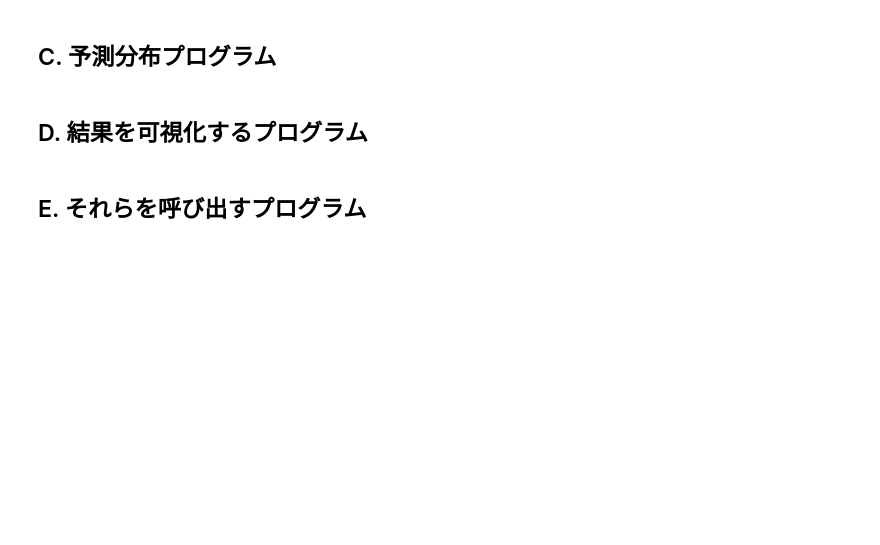
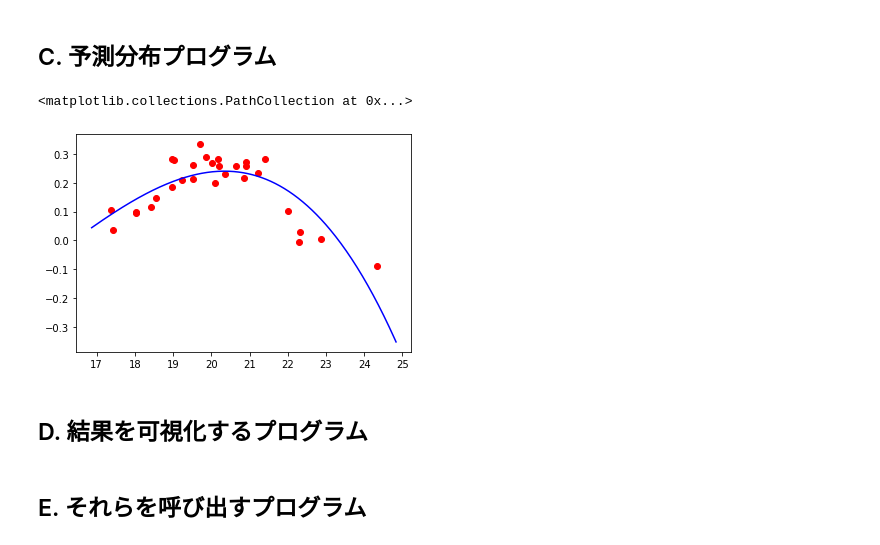
Before and after one commit to rrrrind/Baysian-Linear-Regression, a Jupyter notebook: workspace/temp.ipynb, the cells around one changed output. Drawn from its saved outputs; the diff is of its cells as text; code cells hidden in the pictures; blank space fills up the shorter version.

```diff
--- a/workspace/temp.ipynb
+++ b/workspace/temp.ipynb
@@ -89,0 +46,4 @@ def update_weight_params(n):
+# %%
+from weight import MultivariateNormalDistribution as mnd
+
+w_mnd = mnd(4)
@@ -90,2 +64,5 @@ def update_weight_params(n):
+# %%
+for i in range(30):
+    w_mnd.update_params(x[i], y[i], 1)
 # %% [markdown]
 ## C. 予測分布プログラム
@@ -109,0 +69,4 @@ def get_y_hat_sigma():
+# %%
+from model import NormalDistribution as nd
+
+m_nd = nd(w_mnd)
@@ -110,2 +75,8 @@ def get_y_hat_sigma():
+# %%
+plt.plot(od.x_range, m_nd.posterior_mean, color='b')
+plt.scatter(x, y, color='r')
+# %% [output]
+<matplotlib.collections.PathCollection at 0x...>
+[figure, added]
 # %% [markdown]
 ## D. 結果を可視化するプログラム
```
Also changed, not shown: parts of 15 cells of this notebook.
